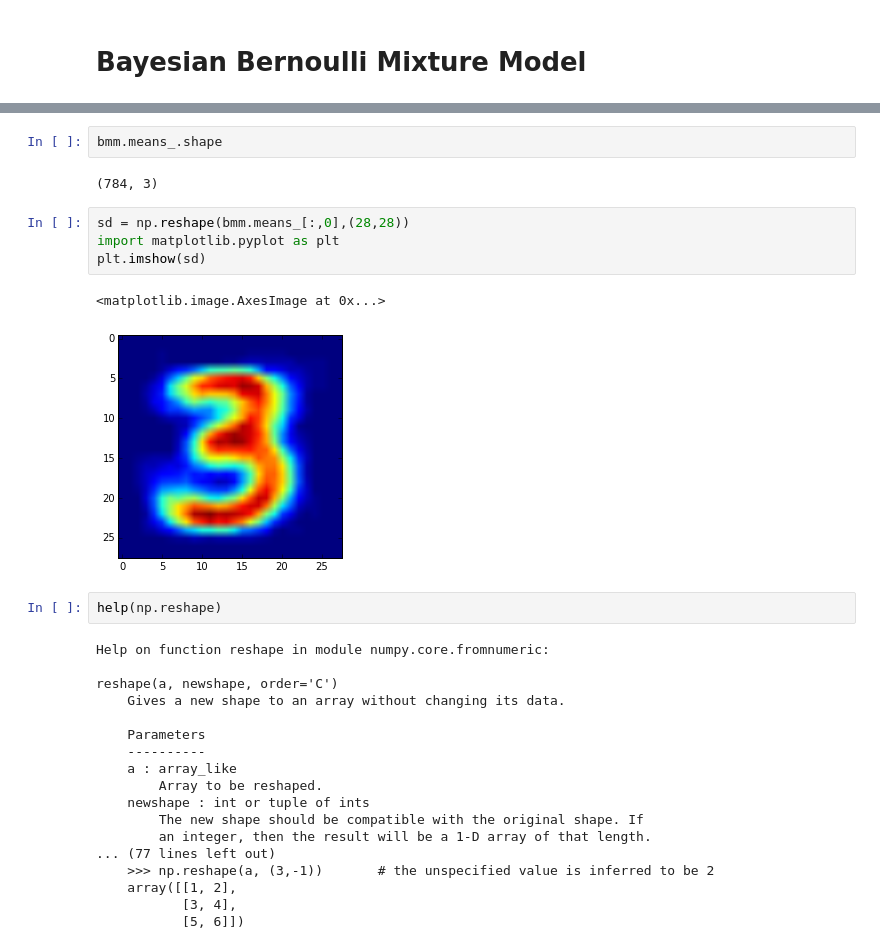
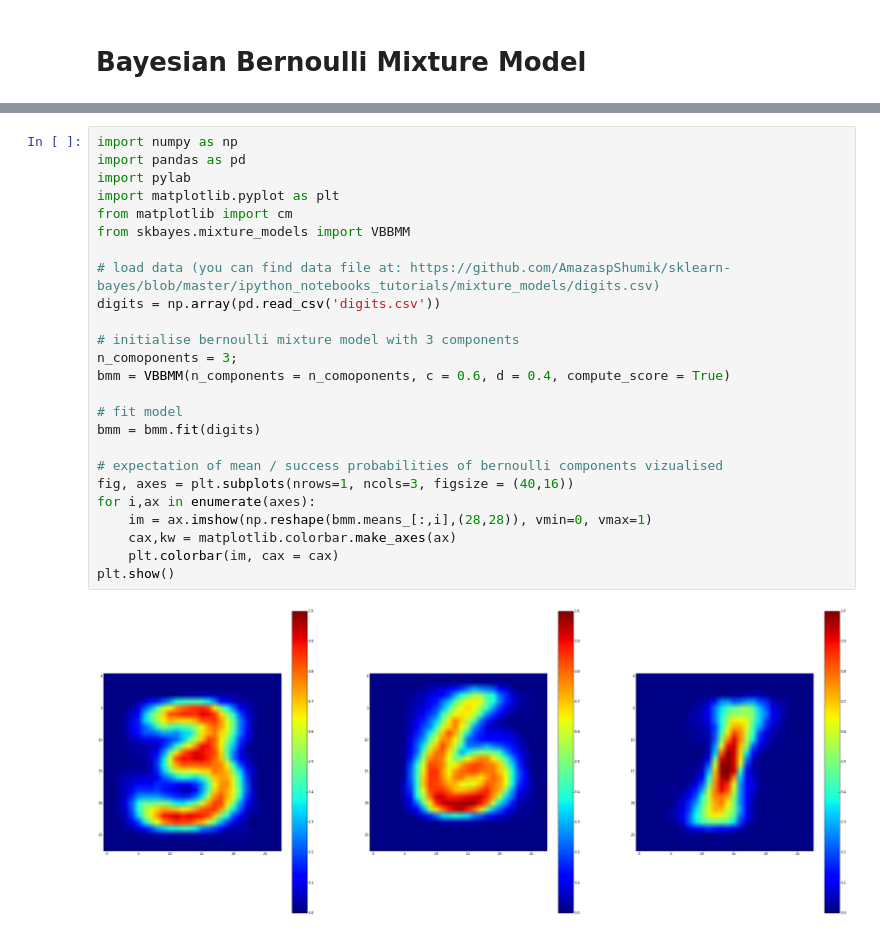
Before and after one commit to AmazaspShumik/sklearn-bayes, a Jupyter notebook: ipython_notebooks_tutorials/mixture_models/example_bernoulli_mixture.ipynb, the cells around one changed output, grey strips where cells are left out. Saved outputs shown, nothing was run; the diff lists cells and outputs as text.

Commit message:
bernoulli mixture model example

```diff
--- a/ipython_notebooks_tutorials/mixture_models/example_bernoulli_mixture.ipynb
+++ b/ipython_notebooks_tutorials/mixture_models/example_bernoulli_mixture.ipynb
@@ -19,31 +7,27 @@ bmm = bmm.fit(digits)
-# %%
-bmm.means_.shape
-# %% [output]
-(784, 3)
-# %%
-sd = np.reshape(bmm.means_[:,0],(28,28))
-import matplotlib.pyplot as plt
-plt.imshow(sd)
-# %% [output]
-<matplotlib.image.AxesImage at 0x...>
-[figure, removed]
-# %%
-help(np.reshape)
-# %% [output]
-Help on function reshape in module numpy.core.fromnumeric:
-
-reshape(a, newshape, order='C')
-    Gives a new shape to an array without changing its data.
-
-    Parameters
-    ----------
-    a : array_like
-        Array to be reshaped.
-    newshape : int or tuple of ints
-        The new shape should be compatible with the original shape. If
-        an integer, then the result will be a 1-D array of that length.
-... (77 lines left out)
-    >>> np.reshape(a, (3,-1))       # the unspecified value is inferred to be 2
-    array([[1, 2],
-           [3, 4],
-           [5, 6]])
+# %%
+import numpy as np
+import pandas as pd
+import pylab
+import matplotlib.pyplot as plt
+from matplotlib import cm
+from skbayes.mixture_models import VBBMM
+
+# load data (you can find data file at: https://github.com/AmazaspShumik/sklearn-bayes/blob/master/ipython_notebooks_tutorials/mixture_models/digits.csv)
+digits = np.array(pd.read_csv('digits.csv'))
+
+# initialise bernoulli mixture model with 3 components
+n_comoponents = 3;
+bmm = VBBMM(n_components = n_comoponents, c = 0.6, d = 0.4, compute_score = True)
+
+# fit model
+bmm = bmm.fit(digits)
+
+# expectation of mean / success probabilities of bernoulli components vizualised
+fig, axes = plt.subplots(nrows=1, ncols=3, figsize = (40,16))
+for i,ax in enumerate(axes):
+    im = ax.imshow(np.reshape(bmm.means_[:,i],(28,28)), vmin=0, vmax=1)
+    cax,kw = matplotlib.colorbar.make_axes(ax)
+    plt.colorbar(im, cax = cax)
+plt.show()
+# %% [output]
+[figure, added]
```
Also changed, not shown: parts of 8 cells of this notebook.
